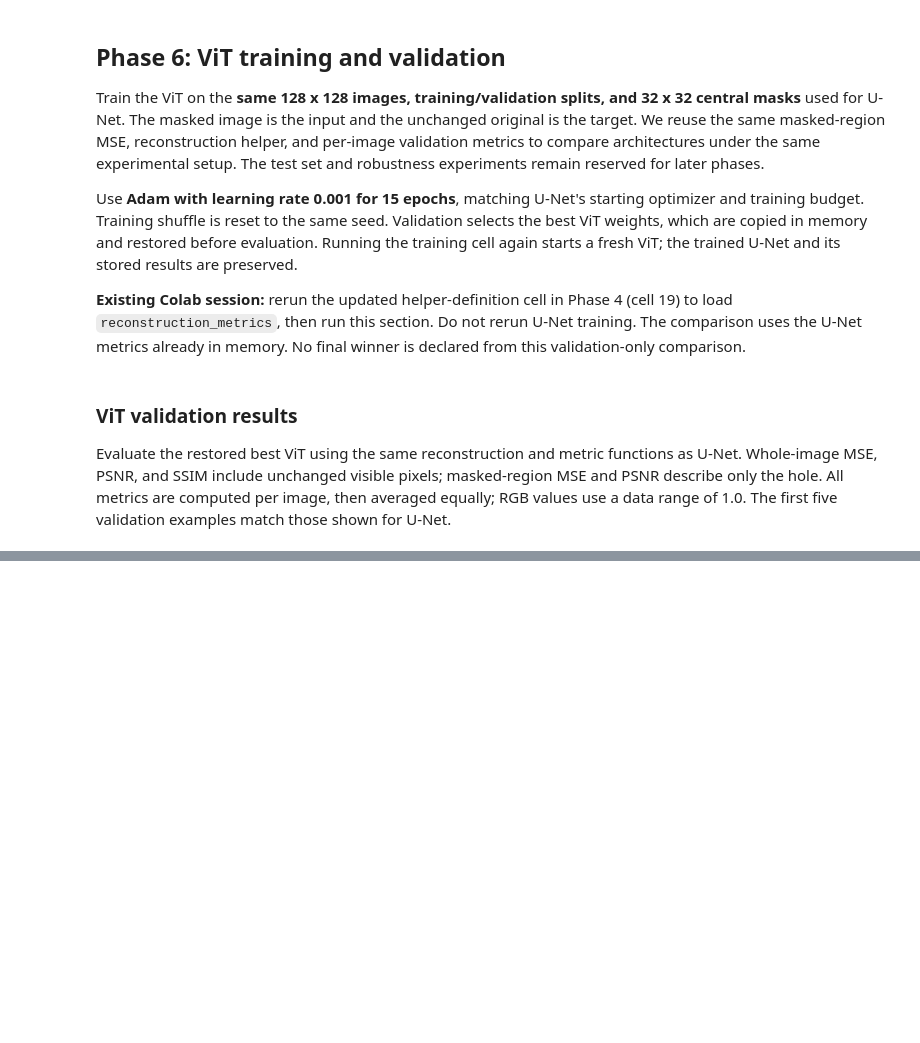
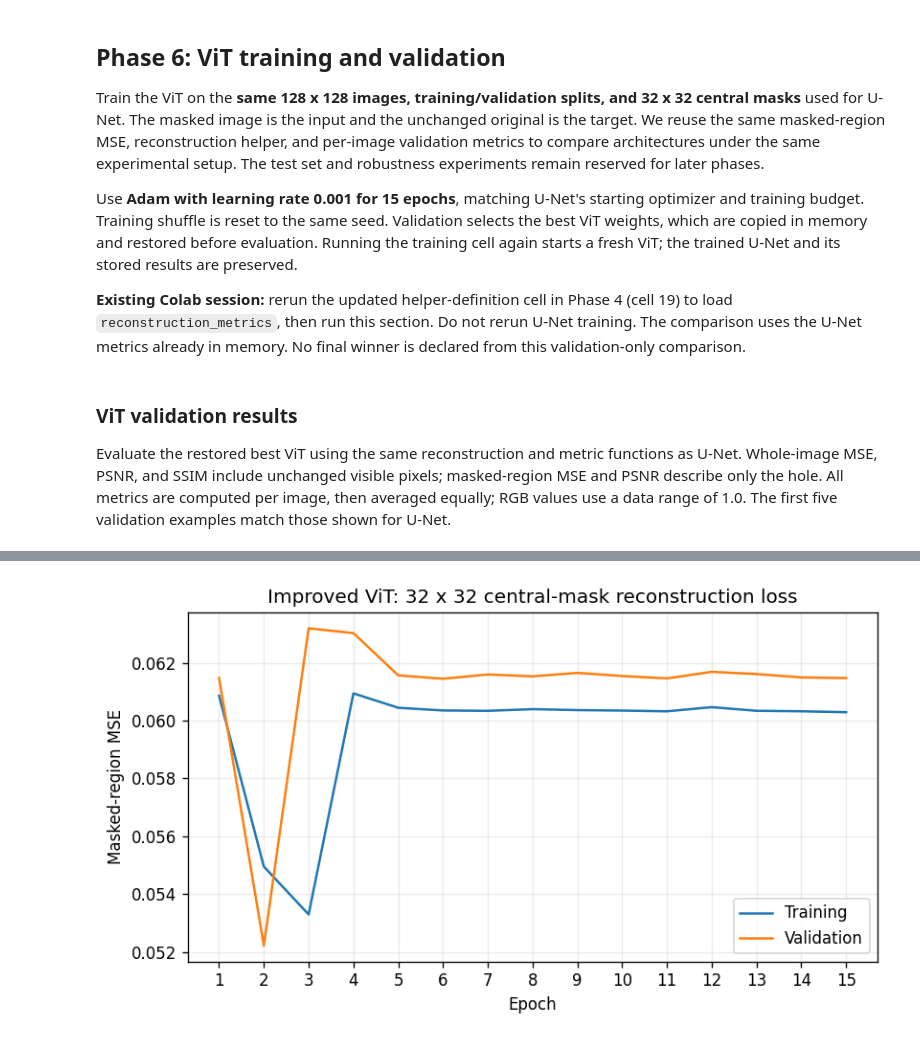
Before and after one commit to omiid-n99/cnn-vit-ensemble-classification, a Jupyter notebook: notebooks/image_inpainting.ipynb, the cells around one changed output, grey strips where cells are left out. Drawn from its saved outputs; the diff is of its cells as text; code cells hidden in the pictures; blank space fills up the shorter version.

Commit message:
Improve ViT reconstruction architecture

```diff
--- a/notebooks/image_inpainting.ipynb
+++ b/notebooks/image_inpainting.ipynb
@@ -862,0 +873,18 @@ display(validation_comparison.round(6))
+# %%
+IMPROVED_PATCH_SIZE = 8  # Keep PATCH_SIZE=16 for the initial experiment.
+IMPROVED_VIT_LEARNING_RATE = VIT_LEARNING_RATE
+IMPROVED_VIT_EPOCHS = 15
+IMPROVED_VIT_WEIGHT_DECAY = 0.01
+
+assert IMAGE_SIZE == 128 and TRAIN_MASK_SIZE == 32
+assert (EMBED_DIM, NUM_HEADS, NUM_LAYERS) == (128, 4, 4)
+assert 'vit_validation_metrics' in globals(), 'Keep the completed Phase 6 results in this runtime.'
+initial_vit_validation_metrics = dict(vit_validation_metrics)
+initial_vit_best_epoch = best_vit_epoch
+# Independent copies preserve the initial images for later visual comparison.
+initial_vit_validation_examples = [
+    tuple(image.clone() for image in example) for example in vit_validation_examples
+]
+print(f'Improved ViT: patch size {IMPROVED_PATCH_SIZE}, tokens {(IMAGE_SIZE // IMPROVED_PATCH_SIZE) ** 2}')
+print(f'AdamW: lr={IMPROVED_VIT_LEARNING_RATE}, weight decay={IMPROVED_VIT_WEIGHT_DECAY}')
+print(f'Epochs: {IMPROVED_VIT_EPOCHS} | Batch size: {BATCH_SIZE} | Device: {DEVICE}')
@@ -862,0 +1082,15 @@ display(validation_comparison.round(6))
+# %%
+epoch_numbers = range(1, len(improved_vit_train_losses) + 1)
+fig, ax = plt.subplots(figsize=(7, 4), dpi=120)
+ax.plot(epoch_numbers, improved_vit_train_losses, label='Training')
+ax.plot(epoch_numbers, improved_vit_val_losses, label='Validation')
+ax.set_title('Improved ViT: 32 x 32 central-mask reconstruction loss')
+ax.set_xlabel('Epoch')
+ax.set_ylabel('Masked-region MSE')
+ax.set_xticks(list(epoch_numbers))
+ax.legend()
+ax.grid(alpha=0.25)
+fig.tight_layout()
+plt.show()
+# %% [output]
+[figure, added]
```
Also changed, not shown: parts of 11 cells of this notebook.
